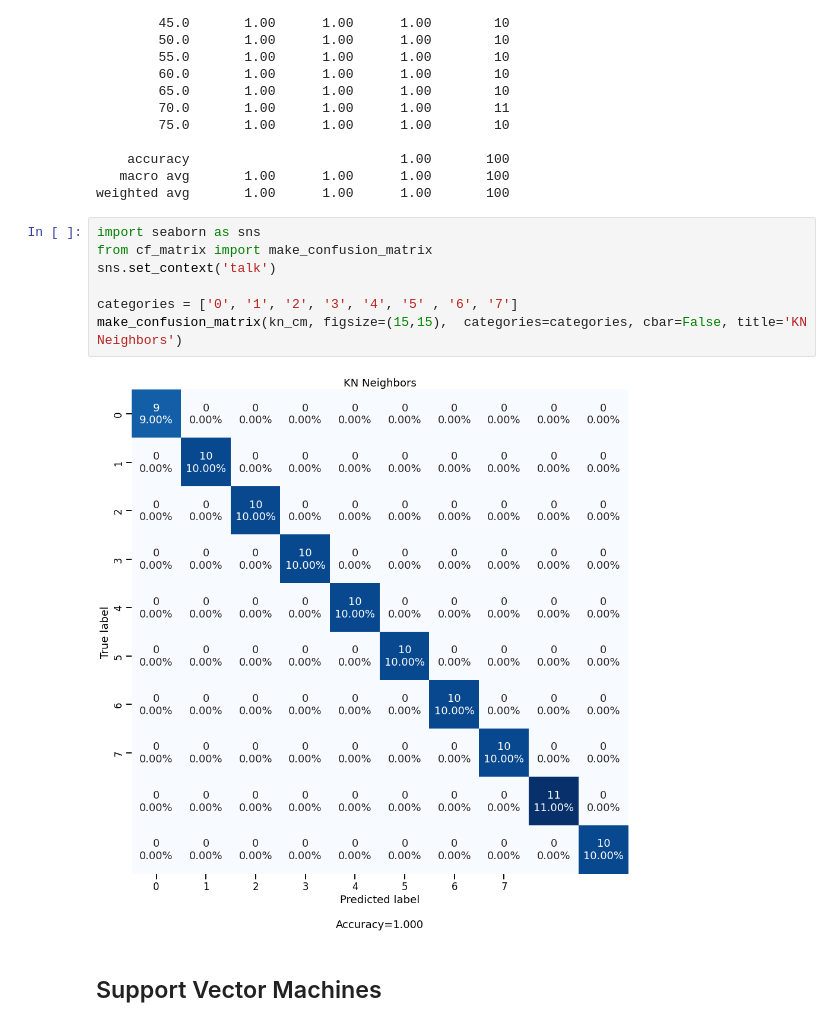
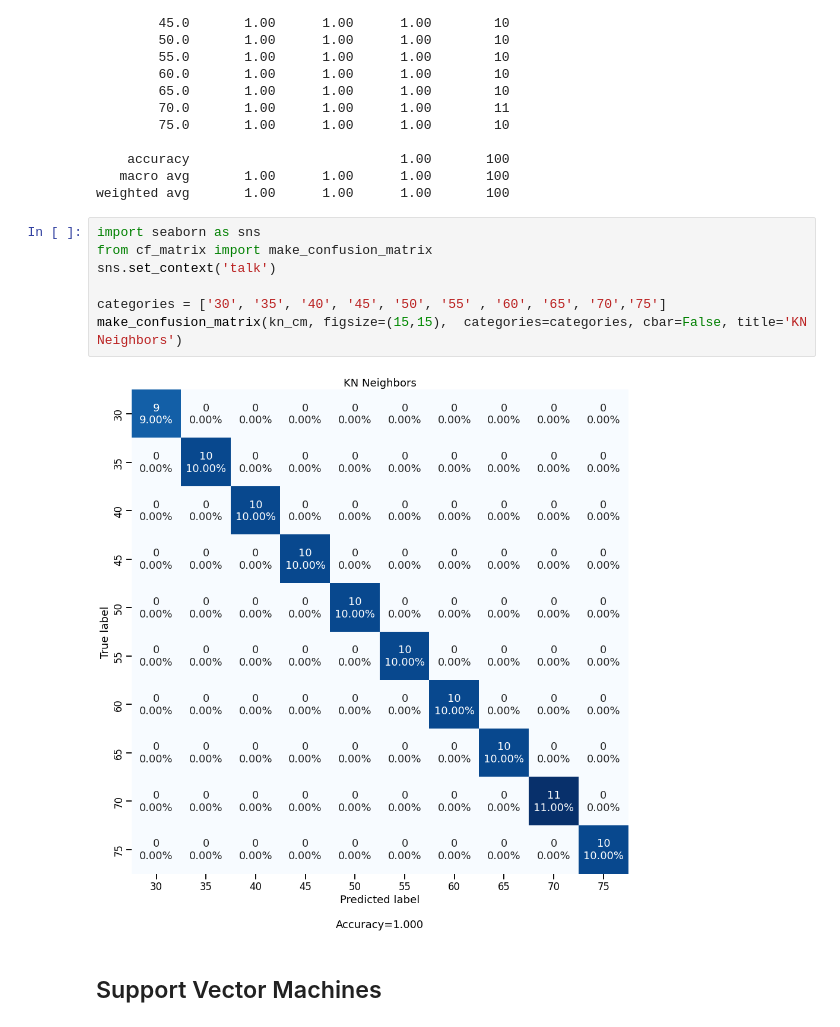
Before and after one commit to marco-milanesi/dynamic-weighing, a Jupyter notebook: LAB_Misure_Industriali.ipynb, the cells around one changed output. Saved outputs shown, nothing was run; the diff lists cells and outputs as text.

```diff
--- a/LAB_Misure_Industriali.ipynb
+++ b/LAB_Misure_Industriali.ipynb
@@ -100,12 +113,12 @@ weighted avg       1.00      1.00      1.00       100
 # %%
 import seaborn as sns
 from cf_matrix import make_confusion_matrix
 sns.set_context('talk')
 
-categories = ['0', '1', '2', '3', '4', '5' , '6', '7']
+categories = ['30', '35', '40', '45', '50', '55' , '60', '65', '70','75']
 make_confusion_matrix(kn_cm, figsize=(15,15),  categories=categories, cbar=False, title='KN Neighbors')
 # %% [output]
-[figure, old version]
+[figure, new version]
 # %% [markdown]
 ## Support Vector Machines
 # %%
```
Also changed, not shown: parts of 8 cells of this notebook.
